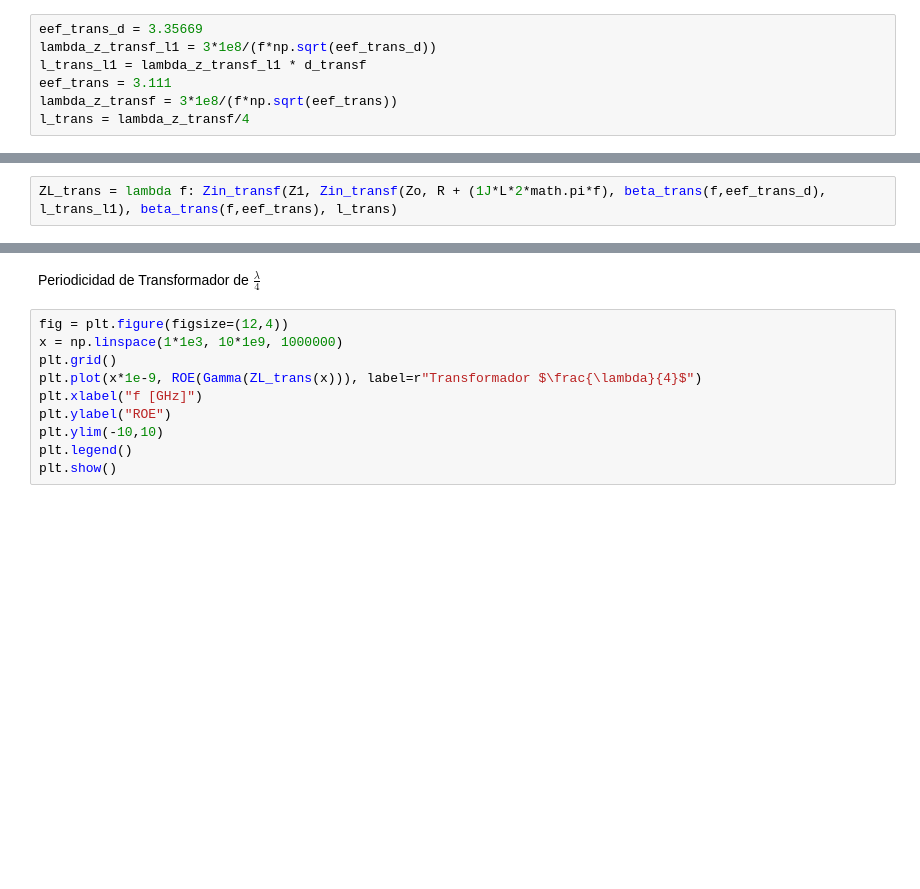
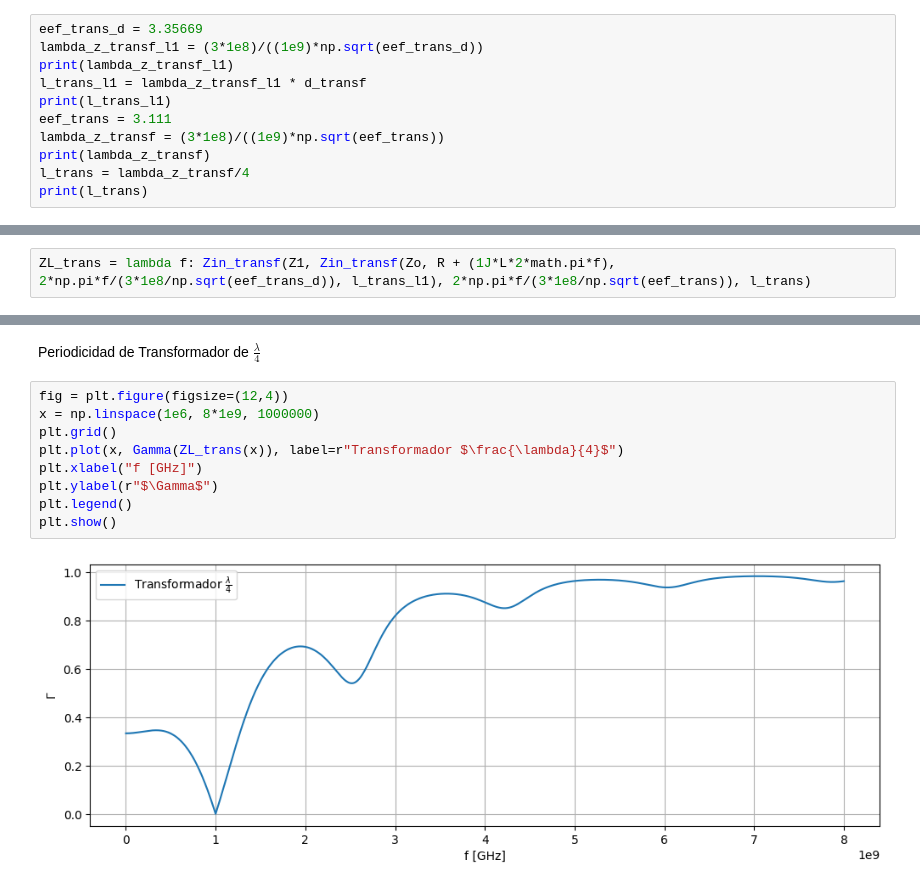
Before and after one commit to MilagrosMoutin/Microondas-TP2, a Jupyter notebook: Ejercicio2.ipynb, the cells around one changed output, grey strips where cells are left out. Cells and saved outputs as stored; diff of their text form; blank space fills up the shorter version.

```diff
--- a/Ejercicio2.ipynb
+++ b/Ejercicio2.ipynb
@@ -225,7 +257,11 @@ print("Z1 = {} Ω".format(round(Z1,3)))
 # %%
 eef_trans_d = 3.35669
-lambda_z_transf_l1 = 3*1e8/(f*np.sqrt(eef_trans_d))
+lambda_z_transf_l1 = (3*1e8)/((1e9)*np.sqrt(eef_trans_d))
+print(lambda_z_transf_l1)
 l_trans_l1 = lambda_z_transf_l1 * d_transf
+print(l_trans_l1)
 eef_trans = 3.111
-lambda_z_transf = 3*1e8/(f*np.sqrt(eef_trans))
+lambda_z_transf = (3*1e8)/((1e9)*np.sqrt(eef_trans))
+print(lambda_z_transf)
 l_trans = lambda_z_transf/4
+print(l_trans)
@@ -246,7 +287,7 @@ Zin_transf(Zo, ZL, beta_trans(1e9,eef_trans), l_trans_l1)
 # %% [markdown]
 Para barrido en frecuencia:
 # %%
-ZL_trans = lambda f: Zin_transf(Z1, Zin_transf(Zo, R + (1J*L*2*math.pi*f), beta_trans(f,eef_trans_d), l_trans_l1), beta_trans(f,eef_trans), l_trans)
+ZL_trans = lambda f: Zin_transf(Z1, Zin_transf(Zo, R + (1J*L*2*math.pi*f), 2*np.pi*f/(3*1e8/np.sqrt(eef_trans_d)), l_trans_l1), 2*np.pi*f/(3*1e8/np.sqrt(eef_trans)), l_trans)
 # %% [markdown]
 Grafico $ROE$ y $RL$. Para eso defino $\Gamma$ y $ROE$, y $RL$:
 # %%
@@ -282,11 +327,12 @@ plt.show()
 Periodicidad de Transformador de $\frac{\lambda}{4}$
 # %%
 fig = plt.figure(figsize=(12,4))
-x = np.linspace(1*1e3, 10*1e9, 1000000)
+x = np.linspace(1e6, 8*1e9, 1000000)
 plt.grid()
-plt.plot(x*1e-9, ROE(Gamma(ZL_trans(x))), label=r"Transformador $\frac{\lambda}{4}$")
+plt.plot(x, Gamma(ZL_trans(x)), label=r"Transformador $\frac{\lambda}{4}$")
 plt.xlabel("f [GHz]")
-plt.ylabel("ROE")
-plt.ylim(-10,10)
+plt.ylabel(r"$\Gamma$")
 plt.legend()
 plt.show()
+# %% [output]
+[figure, added]
```
Also changed, not shown: parts of 14 cells of this notebook, 2 other files.
